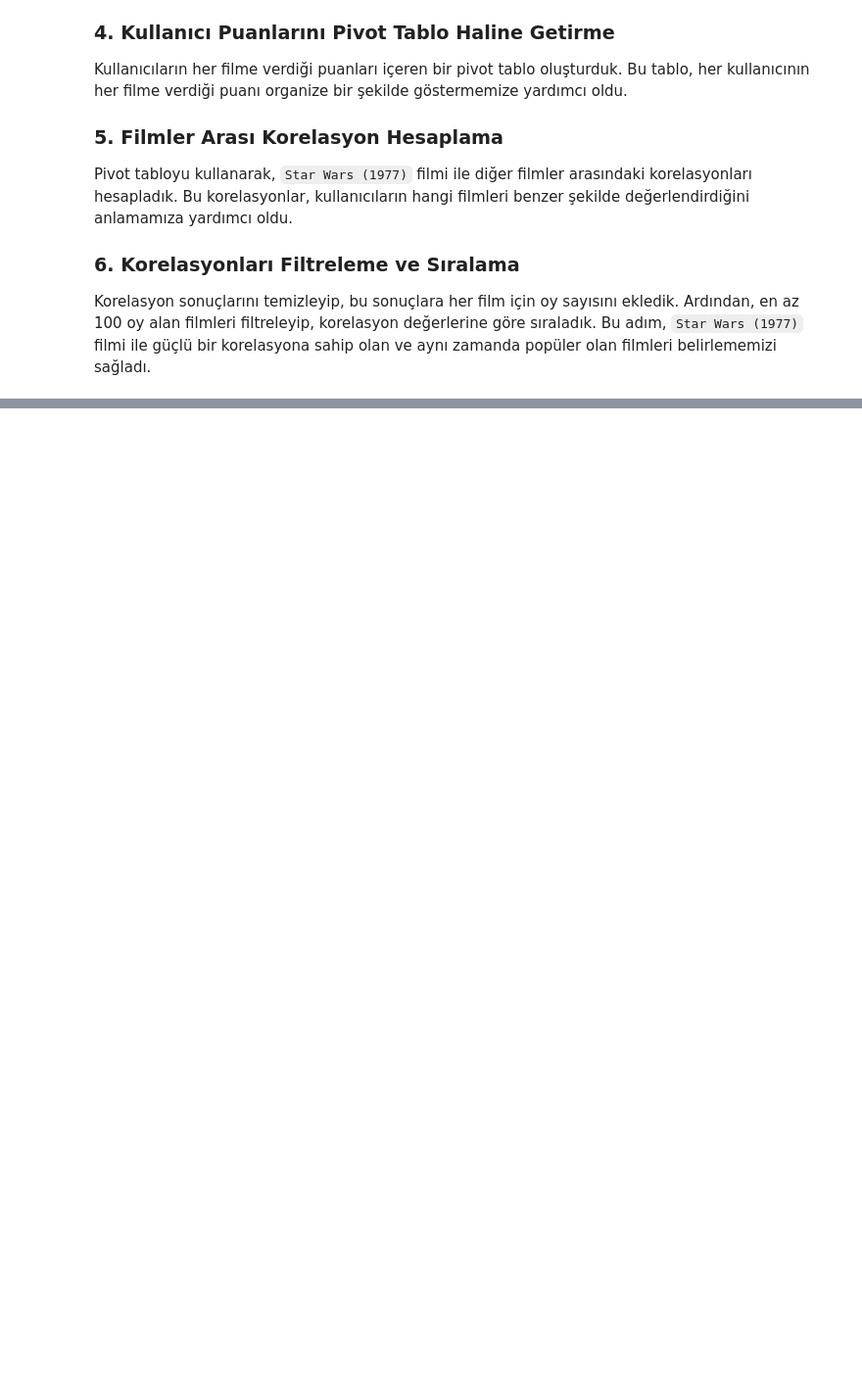
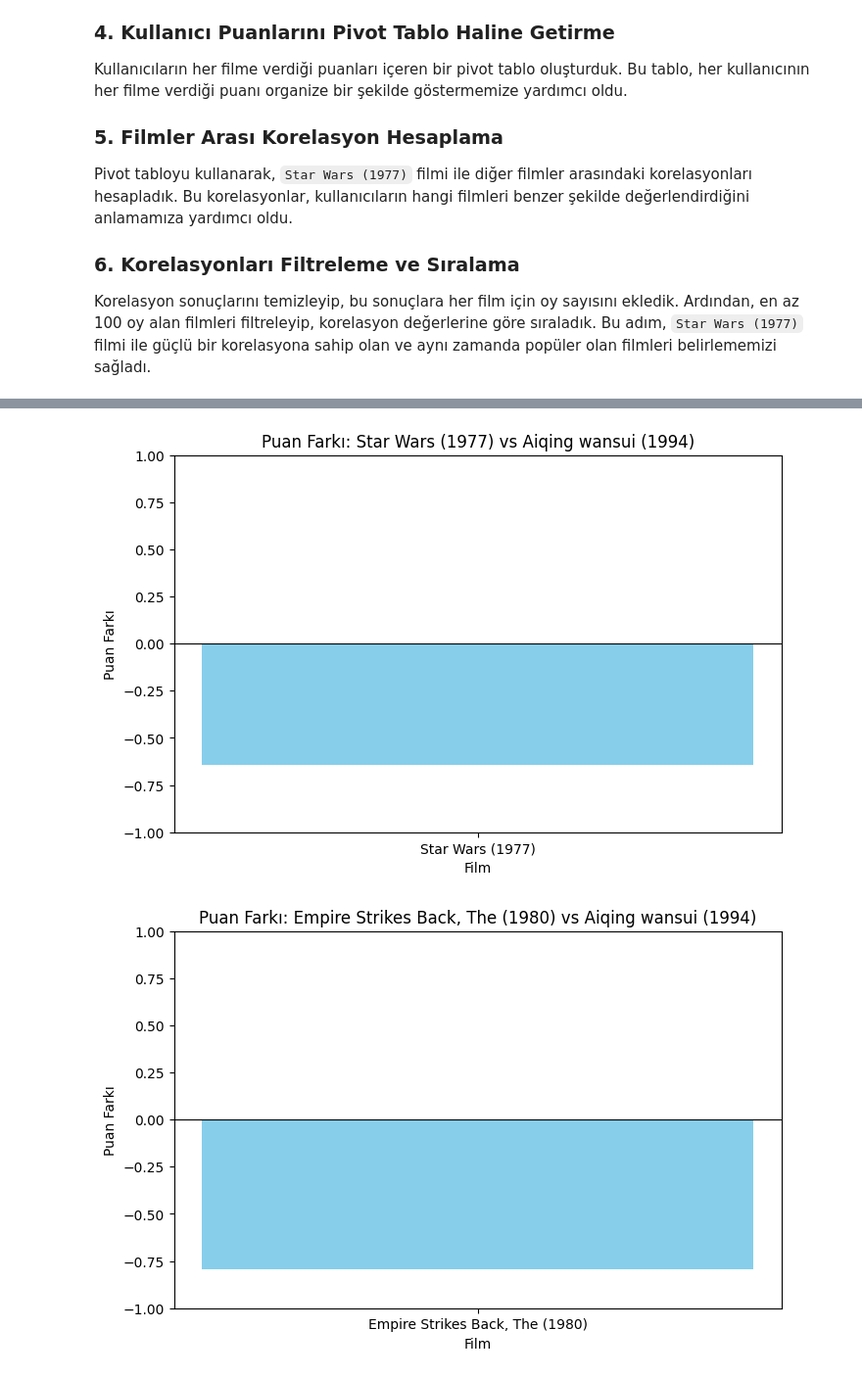
Before and after one commit to haremir/CineMatch, a Jupyter notebook: main.ipynb, the cells around one changed output, grey strips where cells are left out. Shown at 98% size. Cells and saved outputs as stored; diff of their text form; code cells hidden in the pictures; blank space fills up the shorter version.

```diff
--- a/main.ipynb
+++ b/main.ipynb
@@ -315,0 +407,31 @@ Korelasyon sonuçlarını temizleyip, bu sonuçlara her film için oy sayısın
+# %%
+# En yüksek puanlı filmi bulma
+highest_rated_film = data.groupby('title')['rating'].mean().idxmax()
+highest_rating = data.groupby('title')['rating'].mean().max()
+
+
+# Her filmin ortalama puanlarını hesaplayalım
+star_wars_ratings = data[data['title'].isin(star_wars_titles)].groupby('title')['rating'].mean()
+
+# Puan farklarını hesaplayalım ve grafik oluşturalım
+for title in star_wars_titles:
+    film_rating = star_wars_ratings[title]
+    plt.figure(figsize=(8, 5))
+    plt.bar(title, film_rating - highest_rating, color='skyblue')
+    plt.axhline(0, color='black', linewidth=0.8)
+    plt.title(f'Puan Farkı: {title} vs {highest_rated_film}')
+    plt.ylabel('Puan Farkı')
+    plt.xlabel('Film')
+    plt.ylim([-1, 1])  # Grafikte daha iyi bir görünüm için aralığı belirliyoruz
+    plt.show()
+
+# Çıktıları yazdıralım
+print("Highest Rated Film:", highest_rated_film)
+print("Highest Rating:", highest_rating)
+print("Star Wars Ratings:")
+print(star_wars_ratings)
+print("Rating Differences:")
+print(star_wars_ratings - highest_rating)
+# %% [output]
+[figure, added]
+[figure, added]
```
Also changed, not shown: parts of 14 cells of this notebook.
